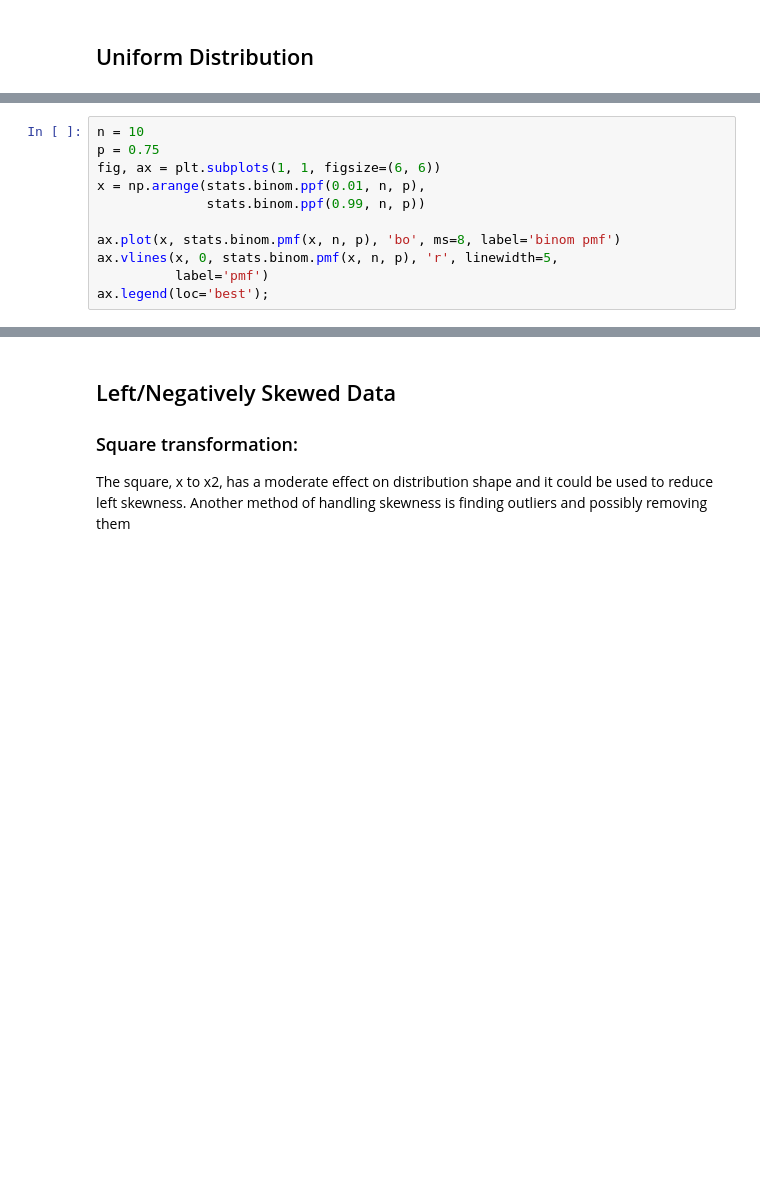
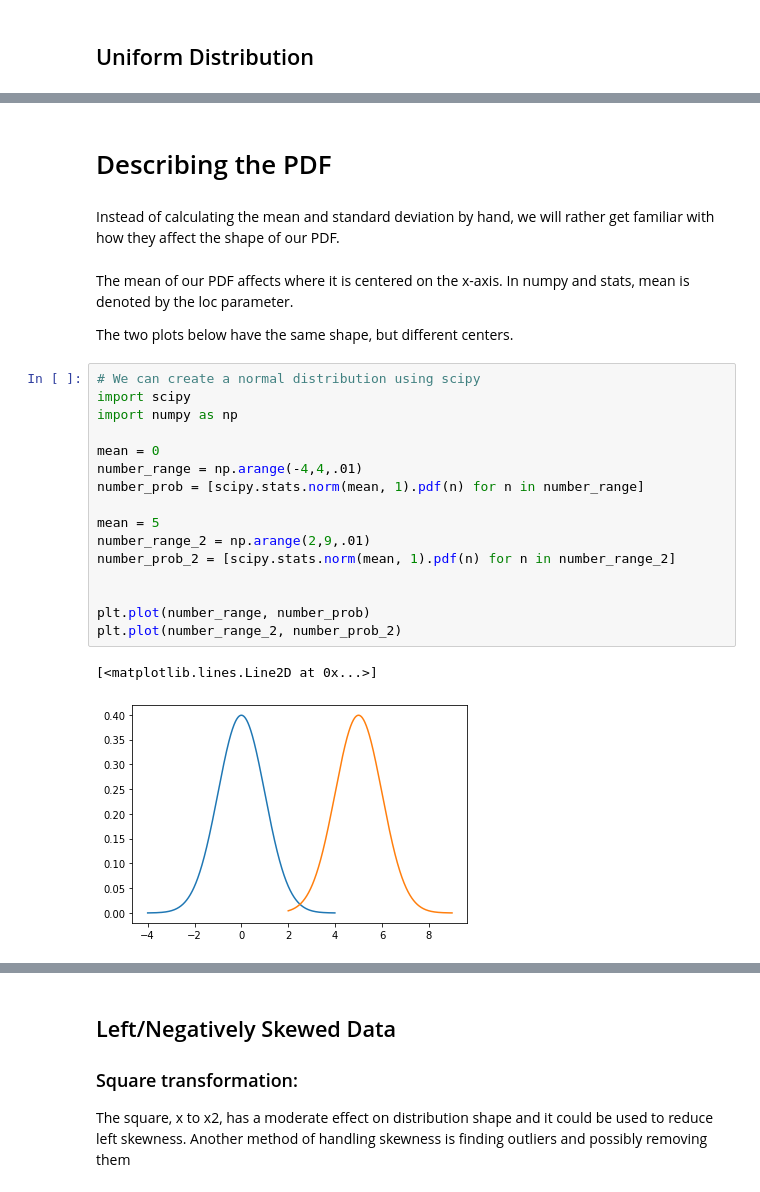
Before and after one commit to lecritch/distributions_seattle-chicago-ds, a Jupyter notebook: index.ipynb, the cells around one changed output, grey strips where cells are left out. Cells and saved outputs as stored; diff of their text form; blank space fills up the shorter version.

```diff
--- a/index.ipynb
+++ b/index.ipynb
@@ -221,11 +160,0 @@ Note: ${n\choose k} = \frac{n!}{k!(n - k)!}$, the number of ways of choosing $k$
-# %%
-n = 10
-p = 0.75
-fig, ax = plt.subplots(1, 1, figsize=(6, 6))
-x = np.arange(stats.binom.ppf(0.01, n, p),
-              stats.binom.ppf(0.99, n, p))
-
-ax.plot(x, stats.binom.pmf(x, n, p), 'bo', ms=8, label='binom pmf')
-ax.vlines(x, 0, stats.binom.pmf(x, n, p), 'r', linewidth=5,
-          label='pmf')
-ax.legend(loc='best');
@@ -411,0 +217,27 @@ x to log base 10 of x, or x to log base e of x (ln x), or x to log base 2 of x,
+# %% [markdown]
+# Describing the PDF
+# %% [markdown]
+Instead of calculating the mean and standard deviation by hand, we will rather get familiar with how they affect the shape of our PDF.
+# %% [markdown]
+The mean of our PDF affects where it is centered on the x-axis.  In numpy and stats, mean is denoted by the loc parameter.
+
+The two plots below have the same shape, but different centers.
+# %%
+# We can create a normal distribution using scipy
+import scipy
+import numpy as np
+
+mean = 0
+number_range = np.arange(-4,4,.01)
+number_prob = [scipy.stats.norm(mean, 1).pdf(n) for n in number_range]
+
+mean = 5
+number_range_2 = np.arange(2,9,.01)
+number_prob_2 = [scipy.stats.norm(mean, 1).pdf(n) for n in number_range_2]
+
+
+plt.plot(number_range, number_prob)
+plt.plot(number_range_2, number_prob_2)
+# %% [output]
+[<matplotlib.lines.Line2D at 0x...>]
+[figure, added]
```
Also changed, not shown: parts of 127 cells of this notebook, 37 other files.
